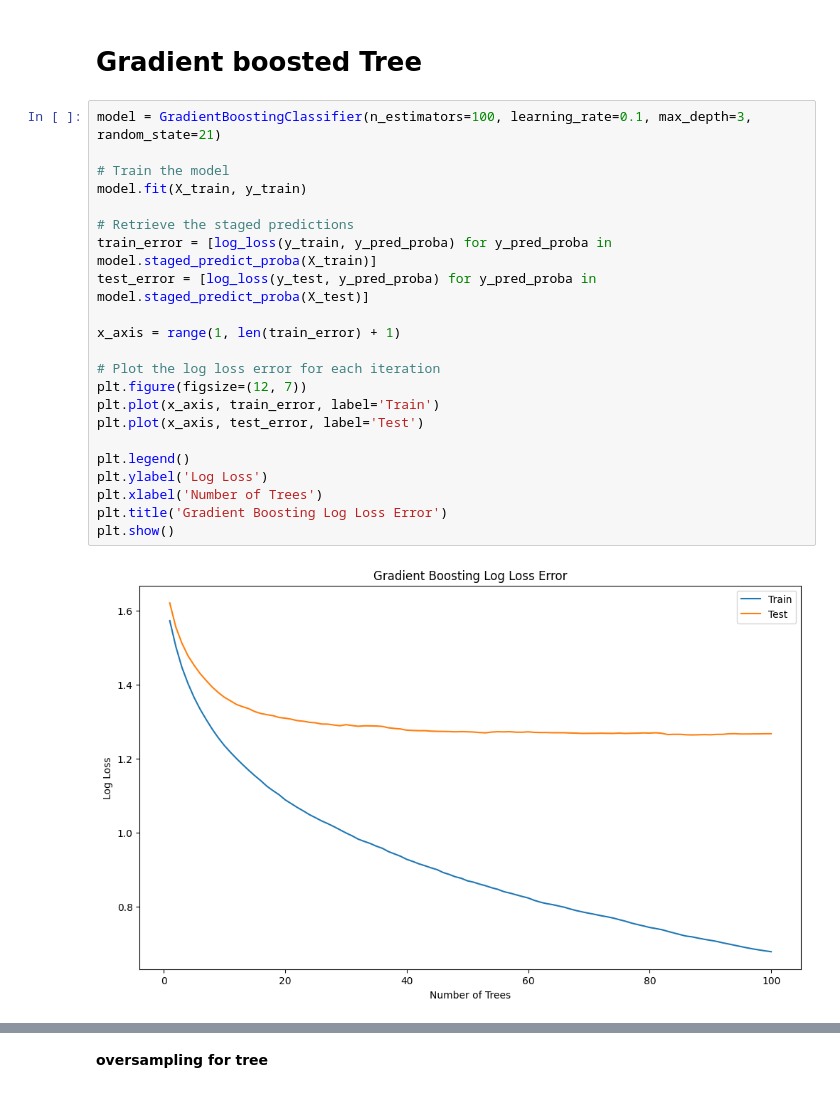
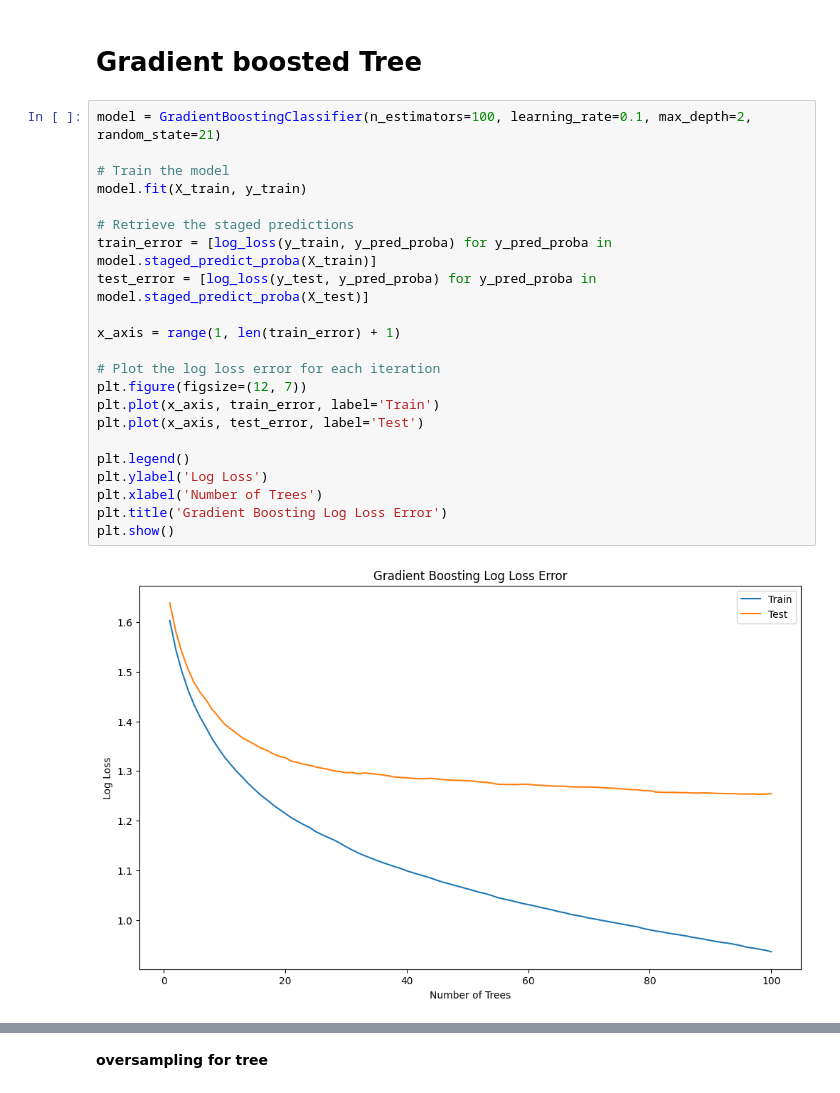
Before and after one commit to sebastian-dv/CSE-151A-Project, a Jupyter notebook: Model_3_and_Final_Submission.ipynb, the cells around one changed output, grey strips where cells are left out. Cells and saved outputs as stored; diff of their text form.

```diff
--- a/Model_3_and_Final_Submission.ipynb
+++ b/Model_3_and_Final_Submission.ipynb
@@ -166,29 +166,29 @@ Best accuracy found:  0.583984375
 # %% [markdown]
 # Gradient boosted Tree
 # %%
-model = GradientBoostingClassifier(n_estimators=100, learning_rate=0.1, max_depth=3, random_state=21)
+model = GradientBoostingClassifier(n_estimators=100, learning_rate=0.1, max_depth=2, random_state=21)
 
 # Train the model
 model.fit(X_train, y_train)
 
 # Retrieve the staged predictions
 train_error = [log_loss(y_train, y_pred_proba) for y_pred_proba in model.staged_predict_proba(X_train)]
 test_error = [log_loss(y_test, y_pred_proba) for y_pred_proba in model.staged_predict_proba(X_test)]
 
 x_axis = range(1, len(train_error) + 1)
 
 # Plot the log loss error for each iteration
 plt.figure(figsize=(12, 7))
 plt.plot(x_axis, train_error, label='Train')
 plt.plot(x_axis, test_error, label='Test')
 
 plt.legend()
 plt.ylabel('Log Loss')
 plt.xlabel('Number of Trees')
 plt.title('Gradient Boosting Log Loss Error')
 plt.show()
 # %% [output]
-[figure, old version]
+[figure, new version]
 # %%
 y_pred = model.predict(X_test)
 print(classification_report(y_test,y_pred))
```
Also changed, not shown: parts of 6 cells of this notebook.
